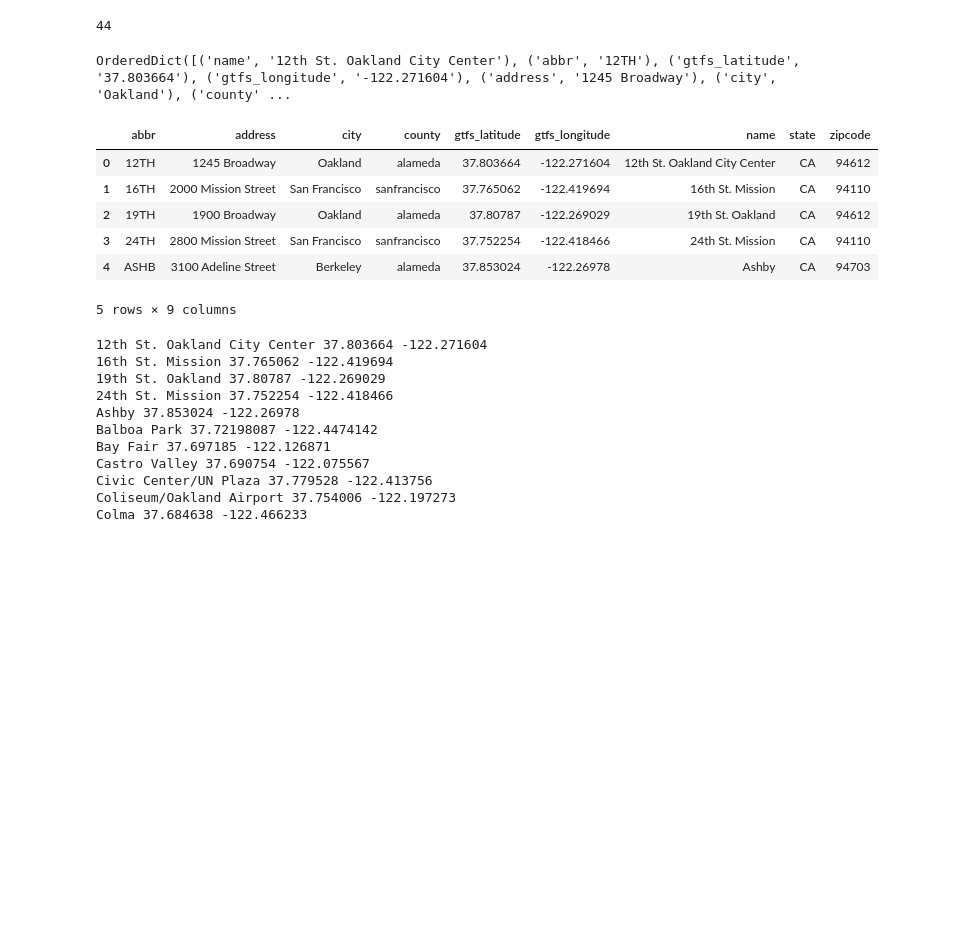
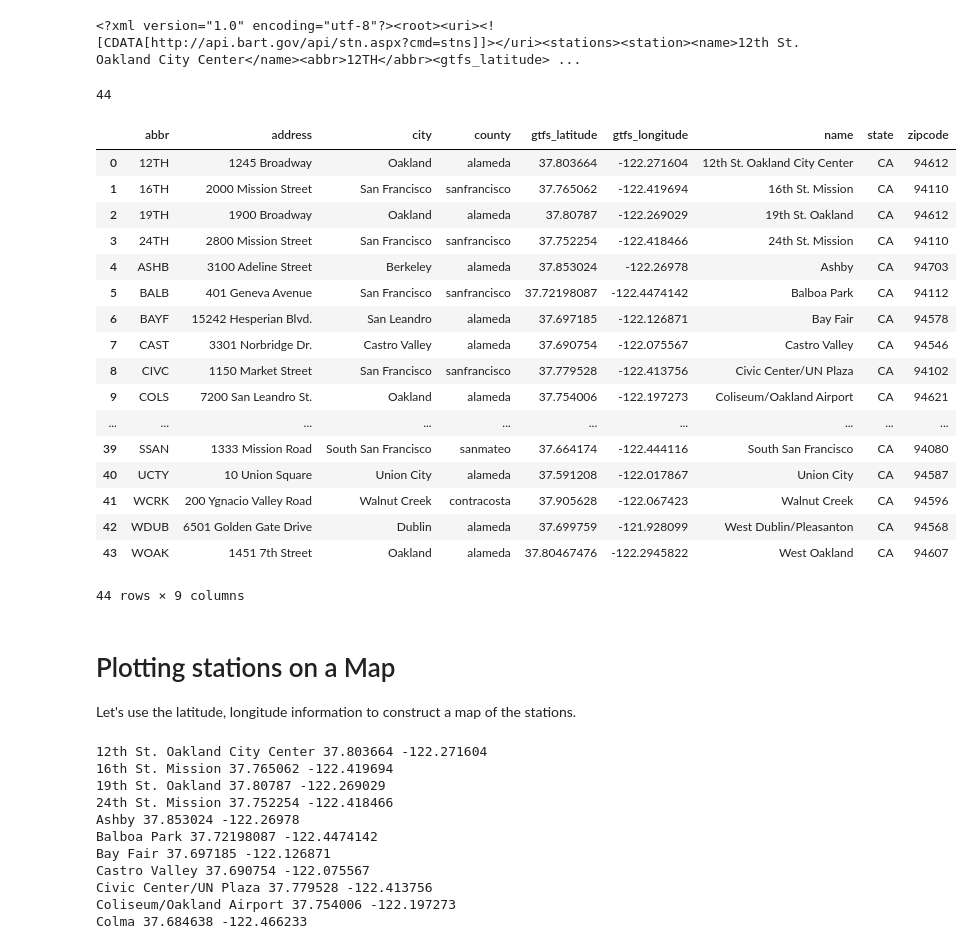
Before and after one commit to rdhyee/consuming-apis-with-python, a Jupyter notebook: BART.ipynb, the cells around one changed output. Drawn from its saved outputs; the diff is of its cells as text; code cells hidden in the pictures; blank space fills up the shorter version.

```diff
--- a/BART.ipynb
+++ b/BART.ipynb
@@ -66,5 +73,9 @@ def stations(key=BART_API_KEY):
     r = requests.get(url)
     return r
 
+# grab the content of the XML document returned by the API
 r = stations().content
+print r
+# %% [output]
+<?xml version="1.0" encoding="utf-8"?><root><uri><![CDATA[http://api.bart.gov/api/stn.aspx?cmd=stns]]></uri><stations><station><name>12th St. Oakland City Center</name><abbr>12TH</abbr><gtfs_latitude> ...
 # %%
@@ -73,27 +88,40 @@ stations = etree.fromstring(r).xpath("stations/station")
 len(stations)
 # %% [output]
 44
-# %%
-from collections import OrderedDict
-OrderedDict([(child.tag, child.text) for child in stations[0].iterchildren()])
-# %% [output]
-OrderedDict([('name', '12th St. Oakland City Center'), ('abbr', '12TH'), ('gtfs_latitude', '37.803664'), ('gtfs_longitude', '-122.271604'), ('address', '1245 Broadway'), ('city', 'Oakland'), ('county' ...
 # %%
+# let's make a DataFrame (table) out of the stations data
+
 from pandas import DataFrame
+from collections import OrderedDict
 
 def station_to_ordereddict(station):
     return OrderedDict([(child.tag, child.text) for child in station.iterchildren()])
 
 stations_df = DataFrame([station_to_ordereddict(station) for station in stations])
-stations_df.head()
+stations_df
 # %% [output]
 |  | abbr | address | city | county | gtfs_latitude | gtfs_longitude | name | state | zipcode |
 | 0 | 12TH | 1245 Broadway | Oakland | alameda | 37.803664 | -122.271604 | 12th St. Oakland City Center | CA | 94612 |
 | 1 | 16TH | 2000 Mission Street | San Francisco | sanfrancisco | 37.765062 | -122.419694 | 16th St. Mission | CA | 94110 |
 | 2 | 19TH | 1900 Broadway | Oakland | alameda | 37.80787 | -122.269029 | 19th St. Oakland | CA | 94612 |
 | 3 | 24TH | 2800 Mission Street | San Francisco | sanfrancisco | 37.752254 | -122.418466 | 24th St. Mission | CA | 94110 |
 | 4 | ASHB | 3100 Adeline Street | Berkeley | alameda | 37.853024 | -122.26978 | Ashby | CA | 94703 |
+| 5 | BALB | 401 Geneva Avenue | San Francisco | sanfrancisco | 37.72198087 | -122.4474142 | Balboa Park | CA | 94112 |
+| 6 | BAYF | 15242 Hesperian Blvd. | San Leandro | alameda | 37.697185 | -122.126871 | Bay Fair | CA | 94578 |
+| 7 | CAST | 3301 Norbridge Dr. | Castro Valley | alameda | 37.690754 | -122.075567 | Castro Valley | CA | 94546 |
+| 8 | CIVC | 1150 Market Street | San Francisco | sanfrancisco | 37.779528 | -122.413756 | Civic Center/UN Plaza | CA | 94102 |
+| 9 | COLS | 7200 San Leandro St. | Oakland | alameda | 37.754006 | -122.197273 | Coliseum/Oakland Airport | CA | 94621 |
+| ... | ... | ... | ... | ... | ... | ... | ... | ... | ... |
+| 39 | SSAN | 1333 Mission Road | South San Francisco | sanmateo | 37.664174 | -122.444116 | South San Francisco | CA | 94080 |
+| 40 | UCTY | 10 Union Square | Union City | alameda | 37.591208 | -122.017867 | Union City | CA | 94587 |
+| 41 | WCRK | 200 Ygnacio Valley Road | Walnut Creek | contracosta | 37.905628 | -122.067423 | Walnut Creek | CA | 94596 |
+| 42 | WDUB | 6501 Golden Gate Drive | Dublin | alameda | 37.699759 | -121.928099 | West Dublin/Pleasanton | CA | 94568 |
+| 43 | WOAK | 1451 7th Street | Oakland | alameda | 37.80467476 | -122.2945822 | West Oakland | CA | 94607 |
-5 rows × 9 columns
+44 rows × 9 columns
+# %% [markdown]
+# Plotting stations on a Map
+
+Let's use the latitude, longitude information to construct a map of the stations.
 # %%
 for s in stations_df.T.to_dict().values():
     print s['name'], float(s['gtfs_latitude']), float(s['gtfs_longitude'])
```
Also changed, not shown: parts of 68 cells of this notebook, 13 other files.
